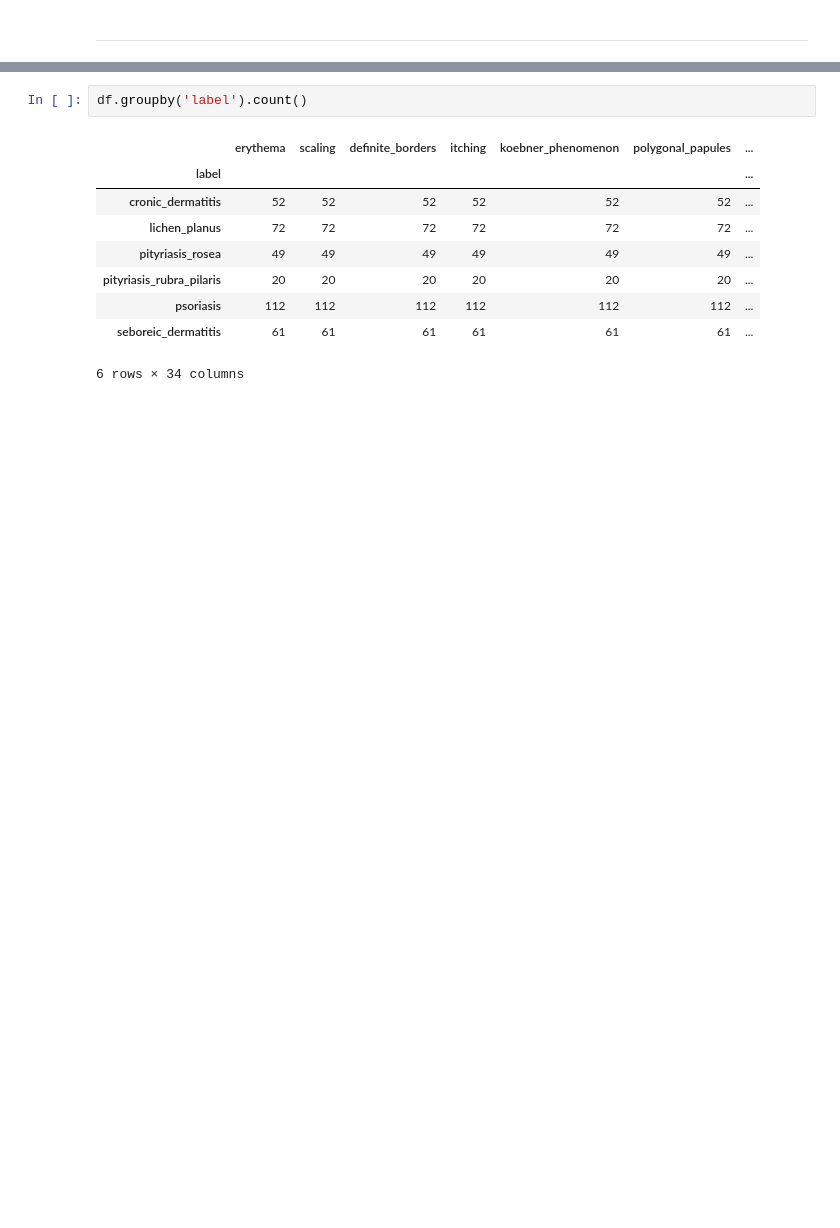
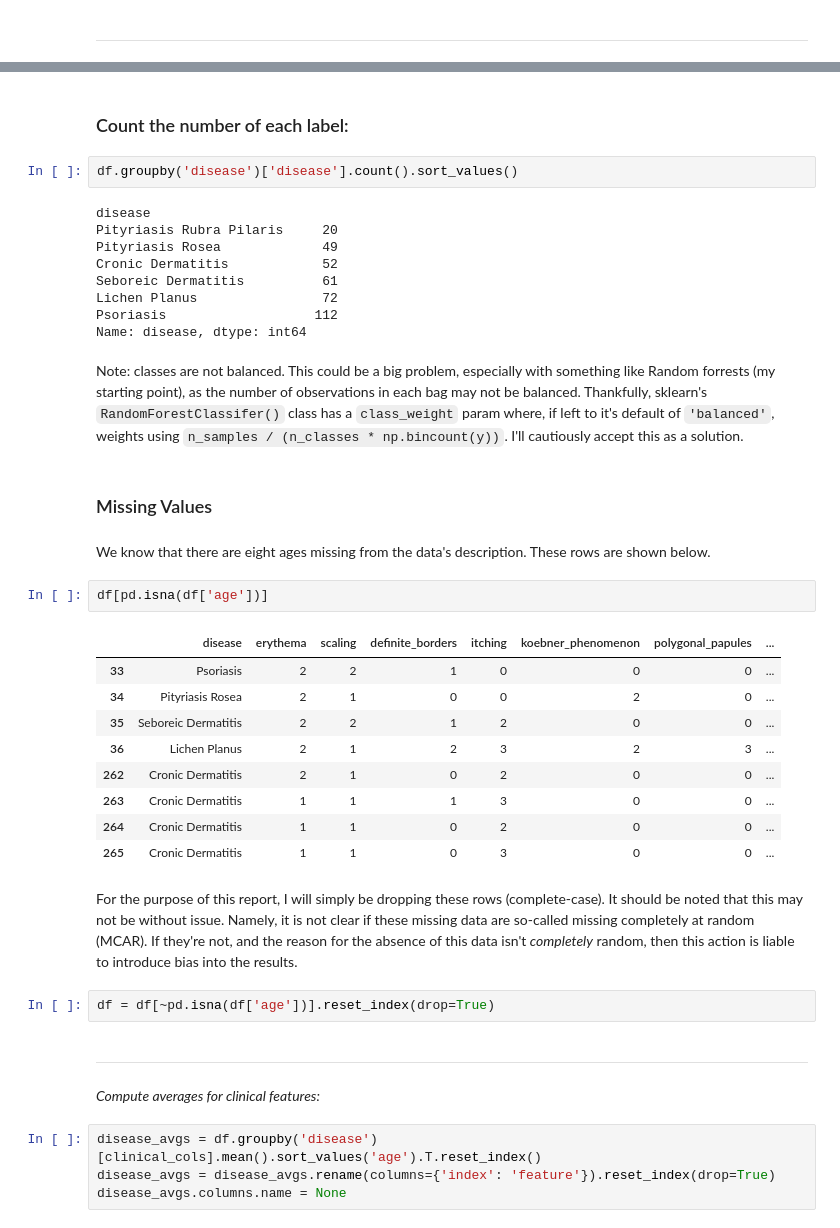
Before and after one commit to asberk/DermatologyAnalysis, a Jupyter notebook: dermatology_analysis.ipynb, the cells around one changed output, grey strips where cells are left out. Drawn from its saved outputs; the diff is of its cells as text; blank space fills up the shorter version.

Commit message:
Update report

```diff
--- a/dermatology_analysis.ipynb
+++ b/dermatology_analysis.ipynb
@@ -38,12 +122,43 @@ df.head()
+# %% [markdown]
+### Count the number of each label:
 # %%
-df.groupby('label').count()
+df.groupby('disease')['disease'].count().sort_values()
 # %% [output]
-|  | erythema | scaling | definite_borders | itching | koebner_phenomenon | polygonal_papules | ... |
-| label |  |  |  |  |  |  | ... |
-| cronic_dermatitis | 52 | 52 | 52 | 52 | 52 | 52 | ... |
-| lichen_planus | 72 | 72 | 72 | 72 | 72 | 72 | ... |
-| pityriasis_rosea | 49 | 49 | 49 | 49 | 49 | 49 | ... |
-| pityriasis_rubra_pilaris | 20 | 20 | 20 | 20 | 20 | 20 | ... |
-| psoriasis | 112 | 112 | 112 | 112 | 112 | 112 | ... |
-| seboreic_dermatitis | 61 | 61 | 61 | 61 | 61 | 61 | ... |
-6 rows × 34 columns
+disease
+Pityriasis Rubra Pilaris     20
+Pityriasis Rosea             49
+Cronic Dermatitis            52
+Seboreic Dermatitis          61
+Lichen Planus                72
+Psoriasis                   112
+Name: disease, dtype: int64
+# %% [markdown]
+Note: classes are not balanced. This could be a big problem, especially with something like Random forrests (my starting point), as the number of observations in each bag may not be balanced. Thankfully, sklearn's `RandomForestClassifer()` class has a `class_weight` param where, if left to it's default of `'balanced'`, weights using `n_samples / (n_classes * np.bincount(y))`. I'll cautiously accept this as a solution.
+# %% [markdown]
+### Missing Values
+# %% [markdown]
+We know that there are eight ages missing from the data's description. These rows are shown below.
+# %%
+df[pd.isna(df['age'])]
+# %% [output]
+|  | disease | erythema | scaling | definite_borders | itching | koebner_phenomenon | polygonal_papules | ... |
+| 33 | Psoriasis | 2 | 2 | 1 | 0 | 0 | 0 | ... |
+| 34 | Pityriasis Rosea | 2 | 1 | 0 | 0 | 2 | 0 | ... |
+| 35 | Seboreic Dermatitis | 2 | 2 | 1 | 2 | 0 | 0 | ... |
+| 36 | Lichen Planus | 2 | 1 | 2 | 3 | 2 | 3 | ... |
+| 262 | Cronic Dermatitis | 2 | 1 | 0 | 2 | 0 | 0 | ... |
+| 263 | Cronic Dermatitis | 1 | 1 | 1 | 3 | 0 | 0 | ... |
+| 264 | Cronic Dermatitis | 1 | 1 | 0 | 2 | 0 | 0 | ... |
+| 265 | Cronic Dermatitis | 1 | 1 | 0 | 3 | 0 | 0 | ... |
+# %% [markdown]
+For the purpose of this report, I will simply be dropping these rows (complete-case). It should be noted that this may not be without issue. Namely, it is not clear if these missing data are so-called missing completely at random (MCAR). If they're not, and the reason for the absence of this data isn't *completely* random, then this action is liable to introduce bias into the results.
+# %%
+df = df[~pd.isna(df['age'])].reset_index(drop=True)
+# %% [markdown]
+---
+# %% [markdown]
+*Compute averages for clinical features:*
+# %%
+disease_avgs = df.groupby('disease')[clinical_cols].mean().sort_values('age').T.reset_index()
+disease_avgs = disease_avgs.rename(columns={'index': 'feature'}).reset_index(drop=True)
+disease_avgs.columns.name = None
```
Also changed, not shown: parts of 80 cells of this notebook.
